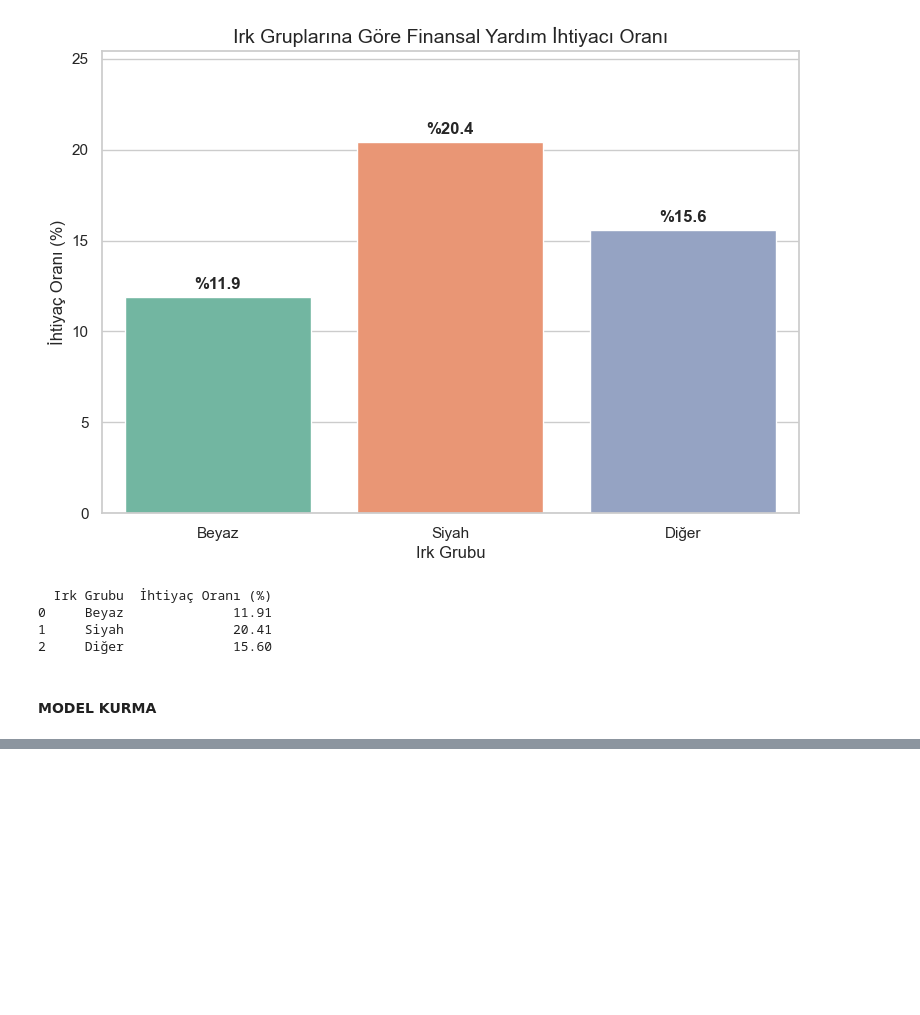
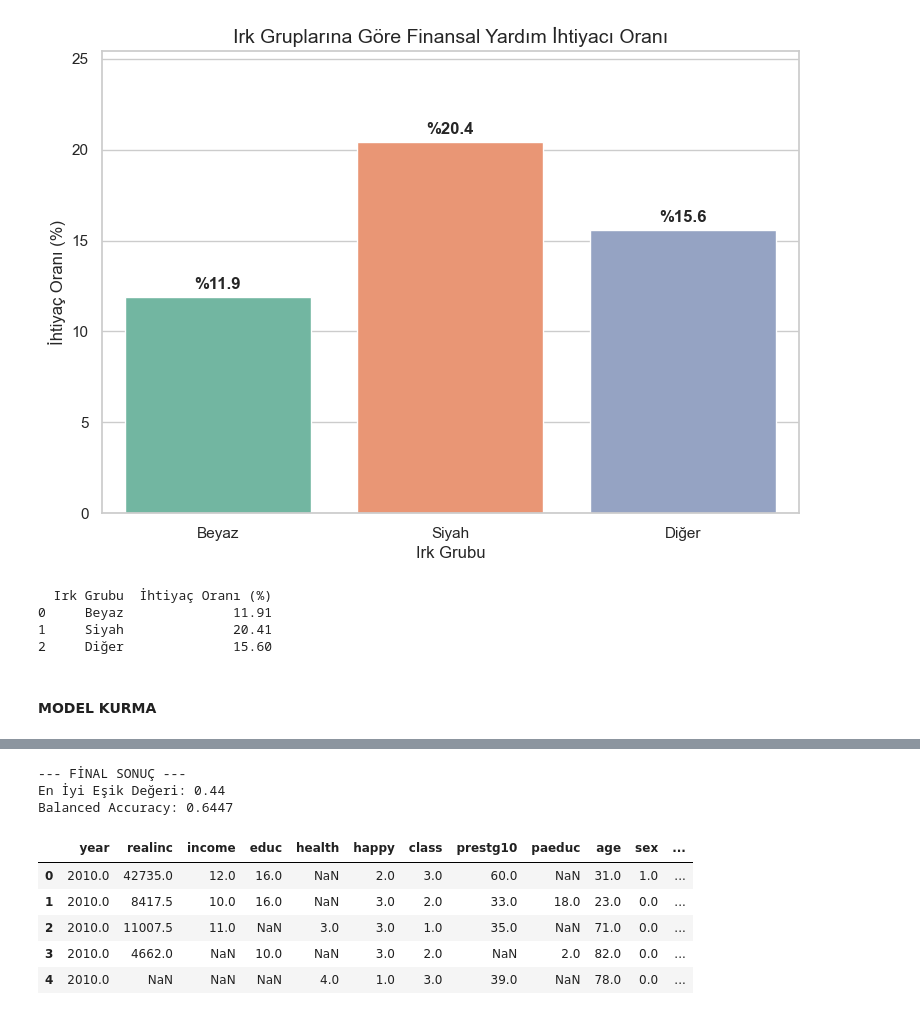
Before and after one commit to betultgumus/ybst-veri-bilimi, a Jupyter notebook: gss/notebooks/ihtiyac_modeli.ipynb, the cells around one changed output, grey strips where cells are left out. Cells and saved outputs as stored; diff of their text form; code cells hidden in the pictures; blank space fills up the shorter version.

```diff
--- a/gss/notebooks/ihtiyac_modeli.ipynb
+++ b/gss/notebooks/ihtiyac_modeli.ipynb
@@ -272,0 +219,53 @@ print(df_ranking)
+# %%
+from sklearn.model_selection import train_test_split
+from xgboost import XGBClassifier
+from sklearn.ensemble import RandomForestClassifier
+from sklearn.metrics import balanced_accuracy_score
+from sklearn.metrics import balanced_accuracy_score
+
+# 1. Veri Hazırlığı (Daha sade ve öz)
+df = pd.read_csv('../data/processed/temiz_veri.csv')
+df['inc_per_child'] = df['realinc'] / (df['childs'] + 1)
+
+y = (df['natfare'] == 1).astype(int)
+X = df.drop(columns=['natfare', 'health', 'happy'])
+
+X_train, X_test, y_train, y_test = train_test_split(
+    X, y, test_size=0.20, random_state=42, stratify=y
+)
+
+# 2. Random Forest (Dengelenmiş Alt Örnekleme ile)
+# class_weight='balanced_subsample' her ağaçta sınıfları otomatik dengeler
+rf_model = RandomForestClassifier(
+    n_estimators=300,
+    max_depth=8,
+    class_weight='balanced_subsample',
+    random_state=42
+)
+rf_model.fit(X_train, y_train)
+
+# 3. Dinamik Eşik (Threshold) Araması
+y_probs = rf_model.predict_proba(X_test)[:, 1]
+thresholds = np.arange(0.3, 0.7, 0.01)
+scores = [balanced_accuracy_score(y_test, (y_probs >= t).astype(int)) for t in thresholds]
+
+best_index = np.argmax(scores)
+best_threshold = thresholds[best_index]
+final_score = scores[best_index]
+
+print(f"--- FİNAL SONUÇ ---")
+print(f"En İyi Eşik Değeri: {best_threshold:.2f}")
+print(f"Balanced Accuracy: {final_score:.4f}")
+# %% [output]
+--- FİNAL SONUÇ ---
+En İyi Eşik Değeri: 0.44
+Balanced Accuracy: 0.6447
+# %%
+df.head()
+# %% [output]
+|  | year | realinc | income | educ | health | happy | class | prestg10 | paeduc | age | sex | ... |
+| 0 | 2010.0 | 42735.0 | 12.0 | 16.0 | NaN | 2.0 | 3.0 | 60.0 | NaN | 31.0 | 1.0 | ... |
+| 1 | 2010.0 | 8417.5 | 10.0 | 16.0 | NaN | 3.0 | 2.0 | 33.0 | 18.0 | 23.0 | 0.0 | ... |
+| 2 | 2010.0 | 11007.5 | 11.0 | NaN | 3.0 | 3.0 | 1.0 | 35.0 | NaN | 71.0 | 0.0 | ... |
+| 3 | 2010.0 | 4662.0 | NaN | 10.0 | NaN | 3.0 | 2.0 | NaN | 2.0 | 82.0 | 0.0 | ... |
+| 4 | 2010.0 | NaN | NaN | NaN | 4.0 | 1.0 | 3.0 | 39.0 | NaN | 78.0 | 0.0 | ... |
```
Also changed, not shown: parts of 10 cells of this notebook, 2 other files.
